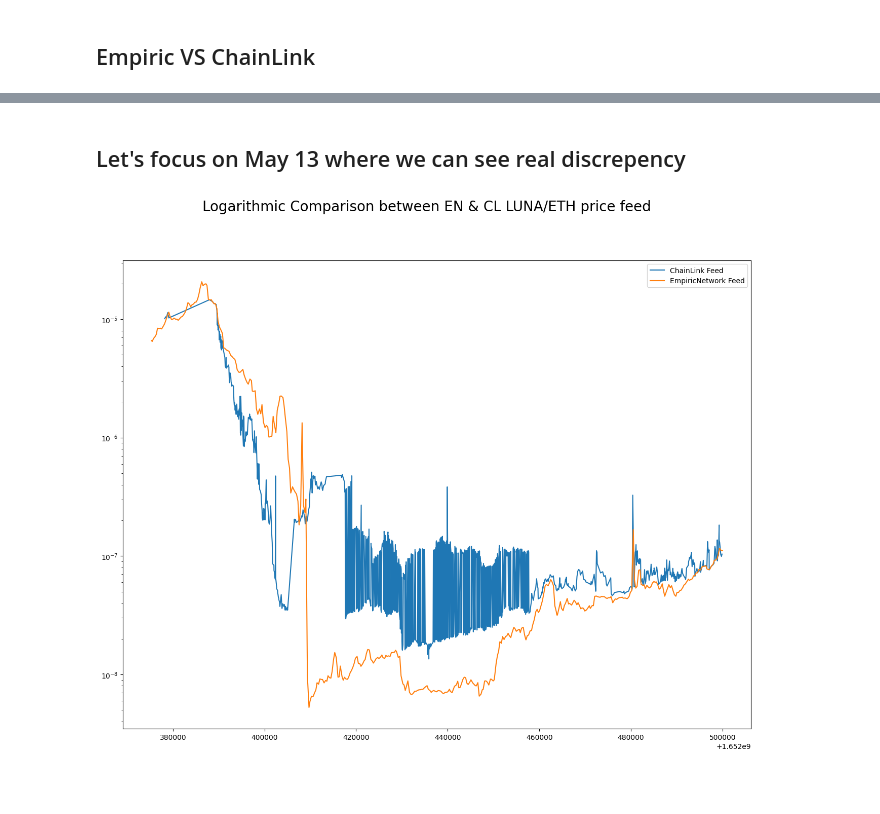
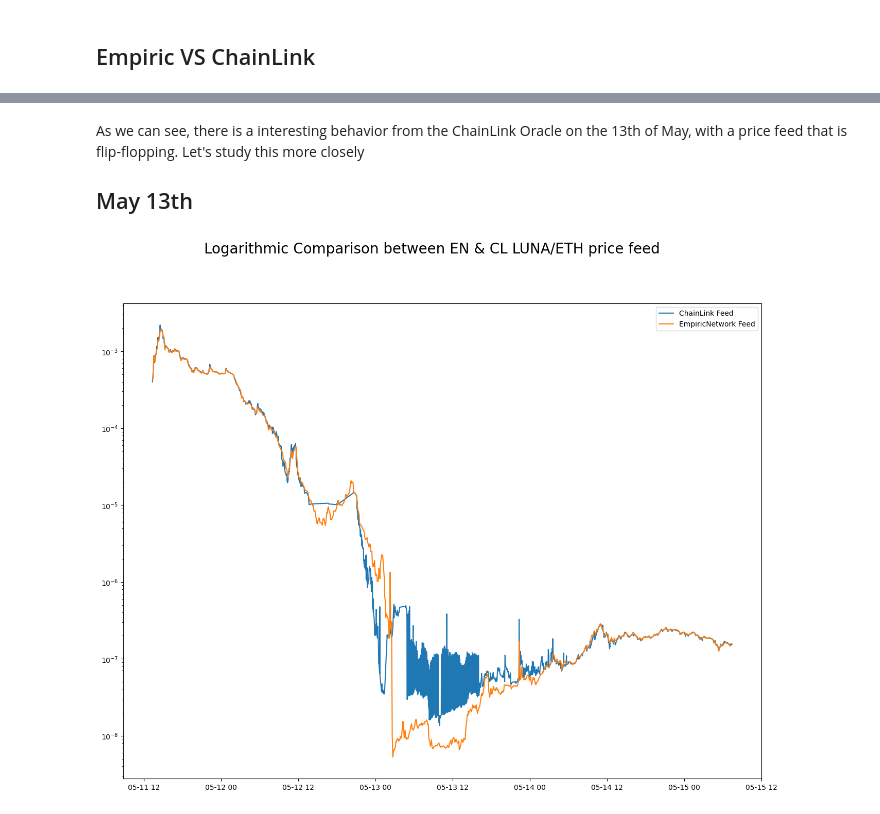
Before and after one commit to ExoMonk/oracle-benchmark, a Jupyter notebook: notebook.ipynb, the cells around one changed output, grey strips where cells are left out. Saved outputs shown, nothing was run; the diff lists cells and outputs as text; code cells hidden in the pictures; blank space fills up the shorter version.

```diff
--- a/notebook.ipynb
+++ b/notebook.ipynb
@@ -119,4 +100,4 @@ CLLoader.price_feeds['price'].plot(figsize=(16, 12))
 # %%
-ENLoader.price_feeds.set_index('timestamp')
+ENLoader.price_feeds = ENLoader.price_feeds.set_index('date')
 ENLoader.price_feeds['price'].plot(figsize=(16, 12))
 # %% [output]
@@ -133,7 +113,7 @@ import matplotlib.pyplot as plt
 fig = plt.figure(figsize=(16, 12))
 
 for feed, name in [(CLLoader.price_feeds, "ChainLink Feed"), (ENLoader.price_feeds, "EmpiricNetwork Feed")]:
-    plt.plot(feed['timestamp'], feed['price'], label=name)
+    plt.plot(feed.index, feed['price'], label=name)
 plt.legend(loc="upper right")
 plt.suptitle('Comparison between EN & CL LUNA/ETH price feed', fontsize=20)
 plt.show()
@@ -143,7 +125,7 @@ plt.show()
 fig = plt.figure(figsize=(16, 12))
 
 for feed, name in [(CLLoader.price_feeds, "ChainLink Feed"), (ENLoader.price_feeds, "EmpiricNetwork Feed")]:
-    plt.plot(feed['timestamp'], feed['price'], label=name)
+    plt.plot(feed.index, feed['price'], label=name)
 plt.legend(loc="upper right")
 plt.yscale('log')
 plt.suptitle('Logarithmic Comparison between EN & CL LUNA/ETH price feed', fontsize=20)
@@ -153,18 +135,21 @@ plt.show()
-# %% [markdown]
-## Let's focus on May 13 where we can see real discrepency
+# %% [markdown]
+As we can see, there is a interesting behavior from the ChainLink Oracle  on the 13th of May, with a price feed that is flip-flopping.
+Let's study this more closely
+
+## May 13th
 # %%
-CLLoader.price_feeds = CLLoader.price_feeds[CLLoader.price_feeds.timestamp > 1652375000]
-CLLoader.price_feeds = CLLoader.price_feeds[CLLoader.price_feeds.timestamp < 1652500000]
-ENLoader.price_feeds = ENLoader.price_feeds[ENLoader.price_feeds.timestamp > 1652375000]
-ENLoader.price_feeds = ENLoader.price_feeds[ENLoader.price_feeds.timestamp < 1652500000]
+CLLoader.price_feeds = CLLoader.price_feeds[CLLoader.price_feeds.timestamp > 1652275000]
+CLLoader.price_feeds = CLLoader.price_feeds[CLLoader.price_feeds.timestamp < 1652600000]
+ENLoader.price_feeds = ENLoader.price_feeds[ENLoader.price_feeds.timestamp > 1652275000]
+ENLoader.price_feeds = ENLoader.price_feeds[ENLoader.price_feeds.timestamp < 1652600000]
 # %%
 fig = plt.figure(figsize=(16, 12))
 
 for feed, name in [(CLLoader.price_feeds, "ChainLink Feed"), (ENLoader.price_feeds, "EmpiricNetwork Feed")]:
-    plt.plot(feed['timestamp'], feed['price'], label=name)
+    plt.plot(feed.index, feed['price'], label=name)
 plt.legend(loc="upper right")
 plt.yscale('log')
 plt.suptitle('Logarithmic Comparison between EN & CL LUNA/ETH price feed', fontsize=20)
 plt.show()
 # %% [output]
-[figure, old version]
+[figure, new version]
```
Also changed, not shown: parts of 20 cells of this notebook, 2 other files.
